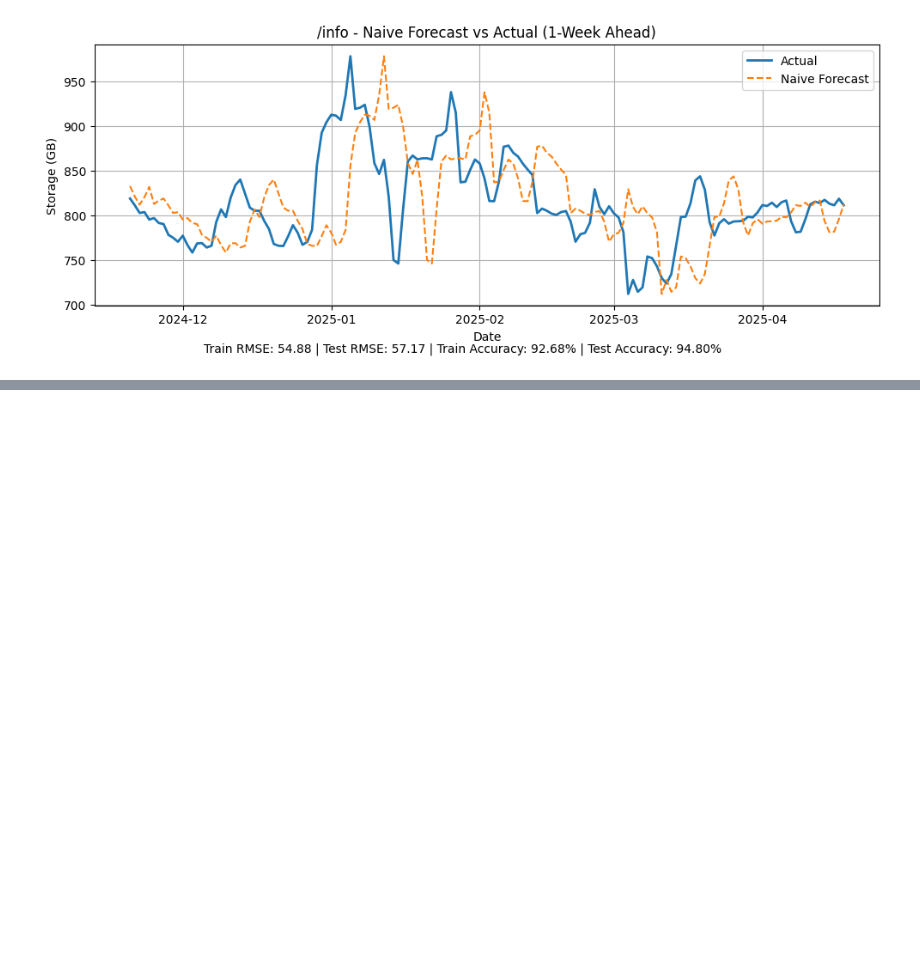
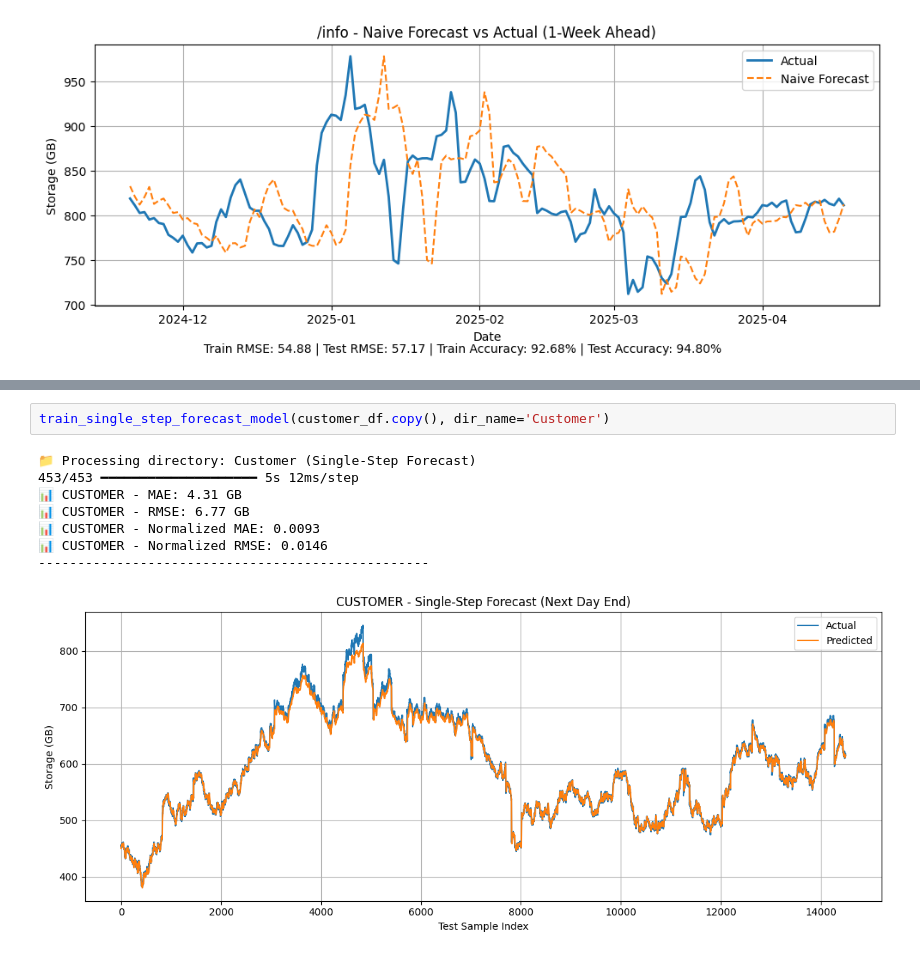
Before and after one commit to VarshithPawarHR/HPE-StoragePrediction, a Jupyter notebook: Collab/Varshith_Final/Week_month_3months.ipynb, the cells around one changed output, grey strips where cells are left out. Cells and saved outputs as stored; diff of their text form; blank space fills up the shorter version.

```diff
--- a/Collab/Varshith_Final/Week_month_3months.ipynb
+++ b/Collab/Varshith_Final/Week_month_3months.ipynb
@@ -392,0 +493,11 @@ Processing directory: /info
+# %%
+train_single_step_forecast_model(customer_df.copy(), dir_name='Customer')
+# %% [output]
+📁 Processing directory: Customer (Single-Step Forecast)
+453/453 ━━━━━━━━━━━━━━━━━━━━ 5s 12ms/step
+📊 CUSTOMER - MAE: 4.31 GB
+📊 CUSTOMER - RMSE: 6.77 GB
+📊 CUSTOMER - Normalized MAE: 0.0093
+📊 CUSTOMER - Normalized RMSE: 0.0146
+--------------------------------------------------
+[figure, added]
```
Also changed, not shown: parts of 7 cells of this notebook, 4 other files.
